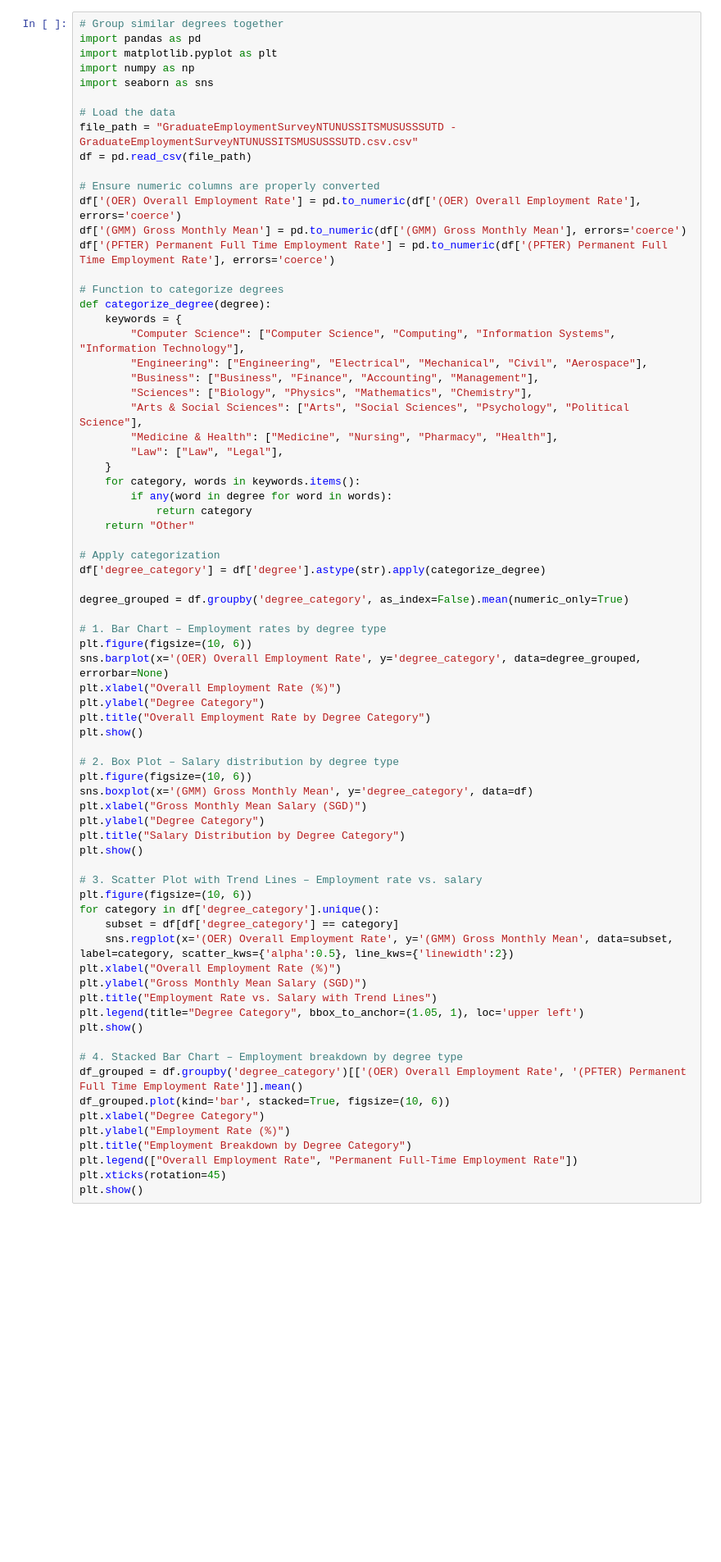
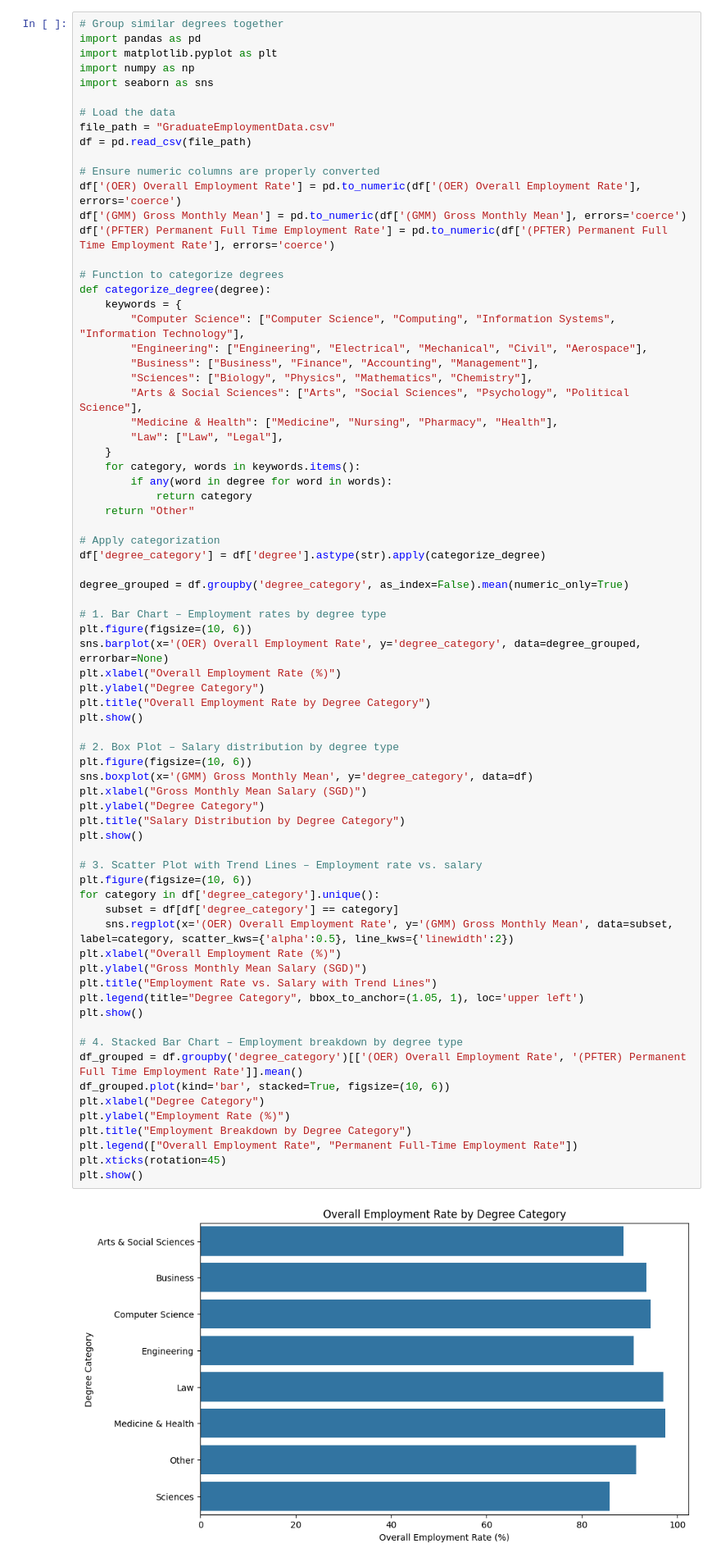
Before and after one commit to Imnotgoingtohindiclass/EMath-PT-G3-2025, a Jupyter notebook: graphs.ipynb, the cells around one changed output. Shown: that part at 82% size. Saved outputs shown, nothing was run; the diff lists cells and outputs as text; blank space fills up the shorter version.

Commit message:
1st iter of graphs

```diff
--- a/graphs.ipynb
+++ b/graphs.ipynb
@@ -8,7 +26,7 @@ import numpy as np
 import seaborn as sns
 
 # Load the data
-file_path = "GraduateEmploymentSurveyNTUNUSSITSMUSUSSSUTD - GraduateEmploymentSurveyNTUNUSSITSMUSUSSSUTD.csv.csv"
+file_path = "GraduateEmploymentData.csv"
 df = pd.read_csv(file_path)
 
 # Ensure numeric columns are properly converted
@@ -46,30 +64,32 @@ plt.title("Overall Employment Rate by Degree Category")
 plt.show()
 
 # 2. Box Plot – Salary distribution by degree type
 plt.figure(figsize=(10, 6))
 sns.boxplot(x='(GMM) Gross Monthly Mean', y='degree_category', data=df)
 plt.xlabel("Gross Monthly Mean Salary (SGD)")
 plt.ylabel("Degree Category")
 plt.title("Salary Distribution by Degree Category")
 plt.show()
 
 # 3. Scatter Plot with Trend Lines – Employment rate vs. salary
 plt.figure(figsize=(10, 6))
 for category in df['degree_category'].unique():
     subset = df[df['degree_category'] == category]
     sns.regplot(x='(OER) Overall Employment Rate', y='(GMM) Gross Monthly Mean', data=subset, label=category, scatter_kws={'alpha':0.5}, line_kws={'linewidth':2})
 plt.xlabel("Overall Employment Rate (%)")
 plt.ylabel("Gross Monthly Mean Salary (SGD)")
 plt.title("Employment Rate vs. Salary with Trend Lines")
 plt.legend(title="Degree Category", bbox_to_anchor=(1.05, 1), loc='upper left')
 plt.show()
 
 # 4. Stacked Bar Chart – Employment breakdown by degree type
 df_grouped = df.groupby('degree_category')[['(OER) Overall Employment Rate', '(PFTER) Permanent Full Time Employment Rate']].mean()
 df_grouped.plot(kind='bar', stacked=True, figsize=(10, 6))
 plt.xlabel("Degree Category")
 plt.ylabel("Employment Rate (%)")
 plt.title("Employment Breakdown by Degree Category")
 plt.legend(["Overall Employment Rate", "Permanent Full-Time Employment Rate"])
 plt.xticks(rotation=45)
 plt.show()
+# %% [output]
+[figure, added]
```
Also changed, not shown: parts of 2 cells of this notebook.
